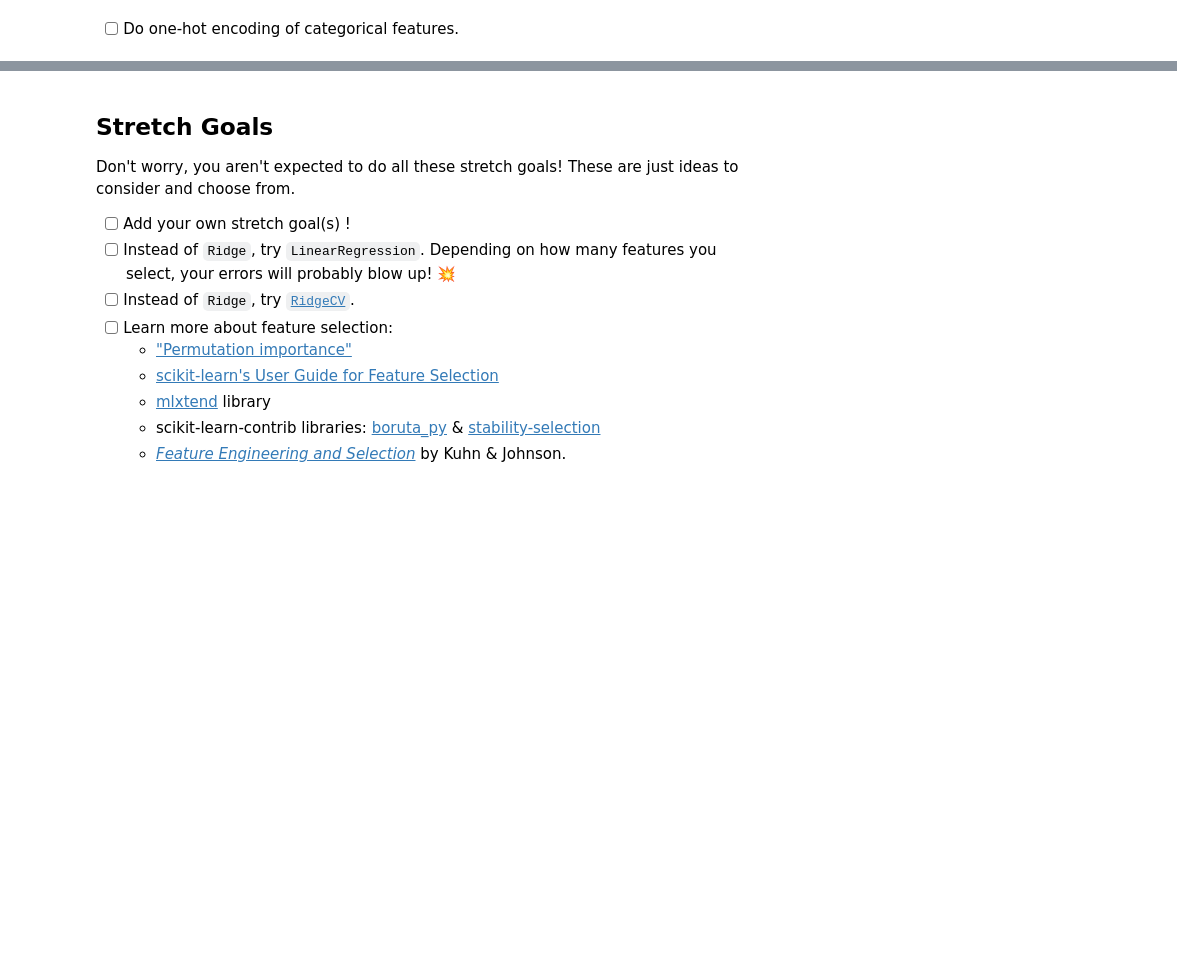
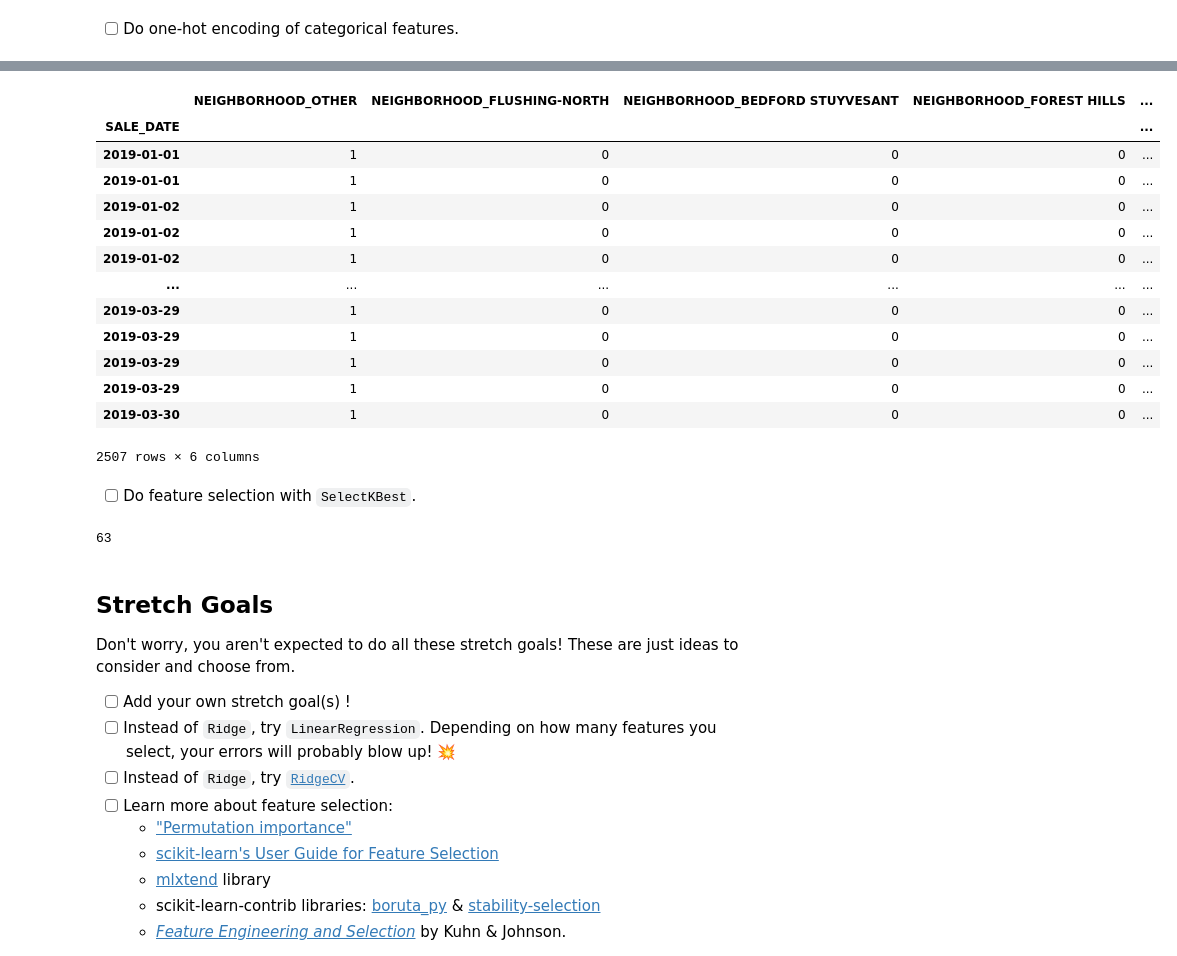
Before and after one commit to rawalk/DS-Unit-2-Linear-Models, a Jupyter notebook: module3-ridge-regression/LS_DS_213_assignment.ipynb, the cells around one changed output, grey strips where cells are left out. Drawn from its saved outputs; the diff is of its cells as text; code cells hidden in the pictures; blank space fills up the shorter version.

Commit message:
start kbest

```diff
--- a/module3-ridge-regression/LS_DS_213_assignment.ipynb
+++ b/module3-ridge-regression/LS_DS_213_assignment.ipynb
@@ -133,3 +158,46 @@ train_2019.shape, test_2019.shape
+# %%
+
+# TODO
+import category_encoders as ce
+features = 'NEIGHBORHOOD'
+
+X_train = train_2019[features]
+X_test = test_2019[features]
+encoder = ce.one_hot.OneHotEncoder(use_cat_names=True)
+X_train_enc = encoder.fit_transform(X_train)
+X_test_enc = encoder.transform(X_test) # not fit_transform
+# %%
+X_train_enc
+# %% [output]
+|  | NEIGHBORHOOD_OTHER | NEIGHBORHOOD_FLUSHING-NORTH | NEIGHBORHOOD_BEDFORD STUYVESANT | NEIGHBORHOOD_FOREST HILLS | ... |
+| SALE_DATE |  |  |  |  | ... |
+| 2019-01-01 | 1 | 0 | 0 | 0 | ... |
+| 2019-01-01 | 1 | 0 | 0 | 0 | ... |
+| 2019-01-02 | 1 | 0 | 0 | 0 | ... |
+| 2019-01-02 | 1 | 0 | 0 | 0 | ... |
+| 2019-01-02 | 1 | 0 | 0 | 0 | ... |
+| ... | ... | ... | ... | ... | ... |
+| 2019-03-29 | 1 | 0 | 0 | 0 | ... |
+| 2019-03-29 | 1 | 0 | 0 | 0 | ... |
+| 2019-03-29 | 1 | 0 | 0 | 0 | ... |
+| 2019-03-29 | 1 | 0 | 0 | 0 | ... |
+| 2019-03-30 | 1 | 0 | 0 | 0 | ... |
+2507 rows × 6 columns
+# %% [markdown]
+- [ ] Do feature selection with `SelectKBest`.
+# %%
+features = X_train_enc.columns
+n = len(features)
+# How many ways to choose 1 to n features?
+from math import factorial
+
+def n_choose_k(n, k):
+    return factorial(n)/(factorial(k)*factorial(n-k))
+
+combinations = sum(n_choose_k(n,k) for k in range(1,n+1))
+print(f'{combinations:,.0f}')
+# %% [output]
+63
 # %% [markdown]
 ## Stretch Goals
 
```
Also changed, not shown: parts of 8 cells of this notebook.
